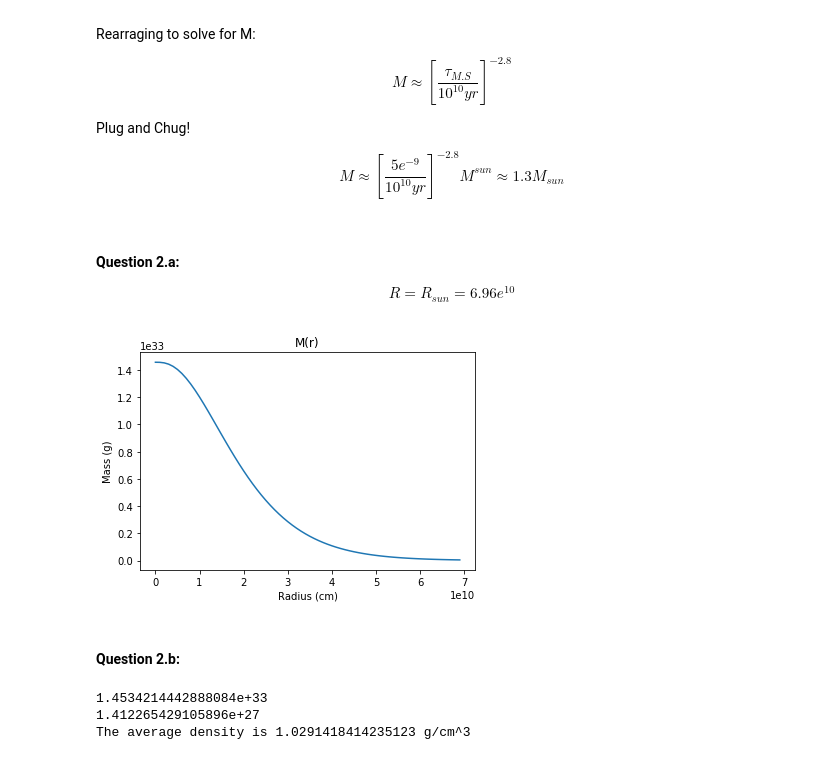
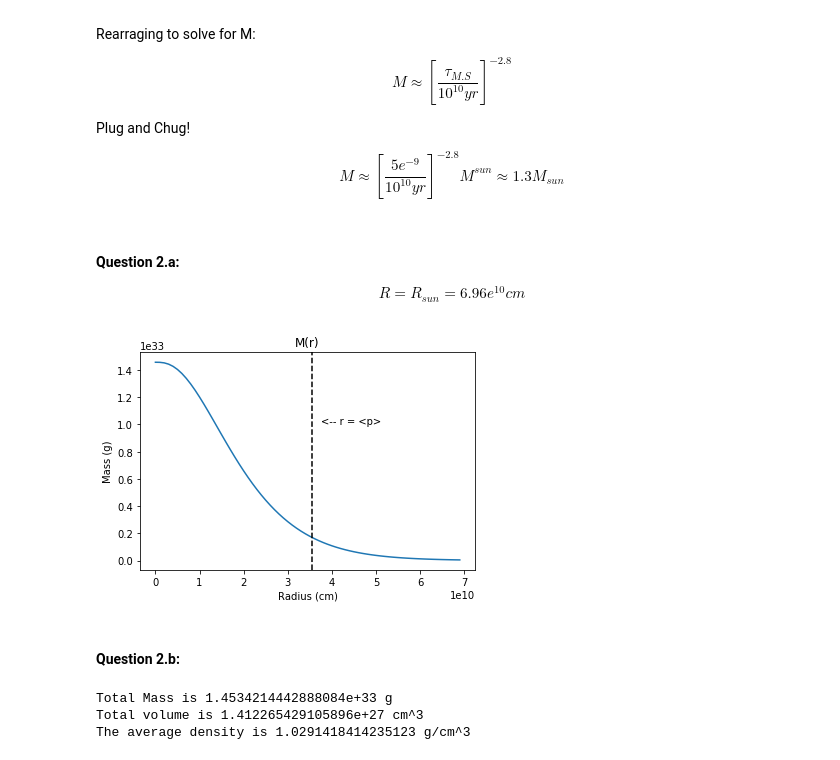
Before and after one commit to wildAstroboy/astro_4090, a Jupyter notebook: Homework 1.ipynb, the cells around one changed output. Cells and saved outputs as stored; diff of their text form; code cells hidden in the pictures.

```diff
--- a/Homework 1.ipynb
+++ b/Homework 1.ipynb
@@ -64,38 +64,40 @@ M \approx [\frac{5e^{-9}}{10^{10}yr}]^{-2.8}M^{sun} \approx 1.3M_{sun}
 #### Question 2.a:
 
 \begin{equation}
-R = R_{sun} = 6.96e^{10}
+R = R_{sun} = 6.96e^{10} cm
 \end{equation}
 # %%
 import matplotlib.pyplot as plt
 import math as m
 import numpy as np
 
 # Radius of the Sun in cm.
 R= 6.96e10 # Radius of Sun in cm
 x = np.arange(0, R, .1e10)
 
 # Mass as a function of radius.
 def M(x):
-    return 688*(m.e**((-1.43678*10**-10)*x))*(m.pi)*((-6.74307*10**29)-(9.68832*10**19)*x-(6.96*10**9)*x**2)
+    return 688*(m.e**((-1.43678*10**-10)*x))*(m.pi)*((-0.696*10**10)*x**2-(0.968832*10**20)*x-(0.674307*10**30))
 
 plt.plot(x, -M(x))
 plt.title('M(r)')
 plt.xlabel('Radius (cm)')
 plt.ylabel('Mass (g)')
+plt.axvline((3.56e10), linestyle='--', color='black')
+plt.text(3.75e10, 1e33, '<-- r = <p>')
 plt.show()
 # %% [output]
-[figure, old version]
+[figure, new version]
 # %% [markdown]
 #### Question 2.b:
 # %%
 M_total = M(R)-M(0)
 volume = (4/3)*m.pi*R**3
 rho_average = M_total/(volume)
-print(M_total)
-print(volume*(1/100)**3)
+print("Total Mass is", M_total, "g")
+print("Total volume is", volume*(1/100)**3, "cm^3")
 print("The average density is", rho_average, "g/cm^3")
 # %% [output]
-1.4534214442888084e+33
-1.412265429105896e+27
+Total Mass is 1.4534214442888084e+33 g
+Total volume is 1.412265429105896e+27 cm^3
 The average density is 1.0291418414235123 g/cm^3
```
